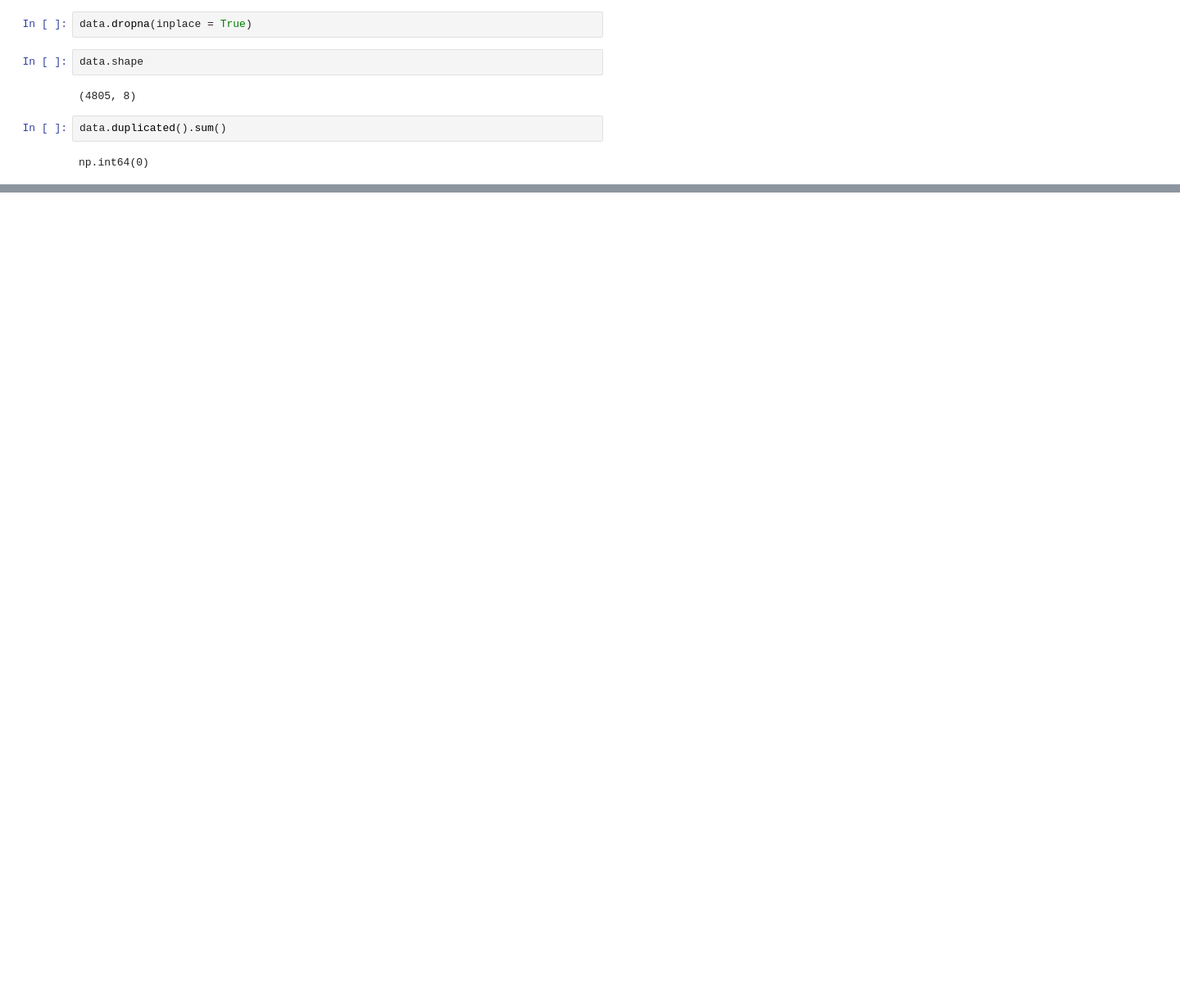
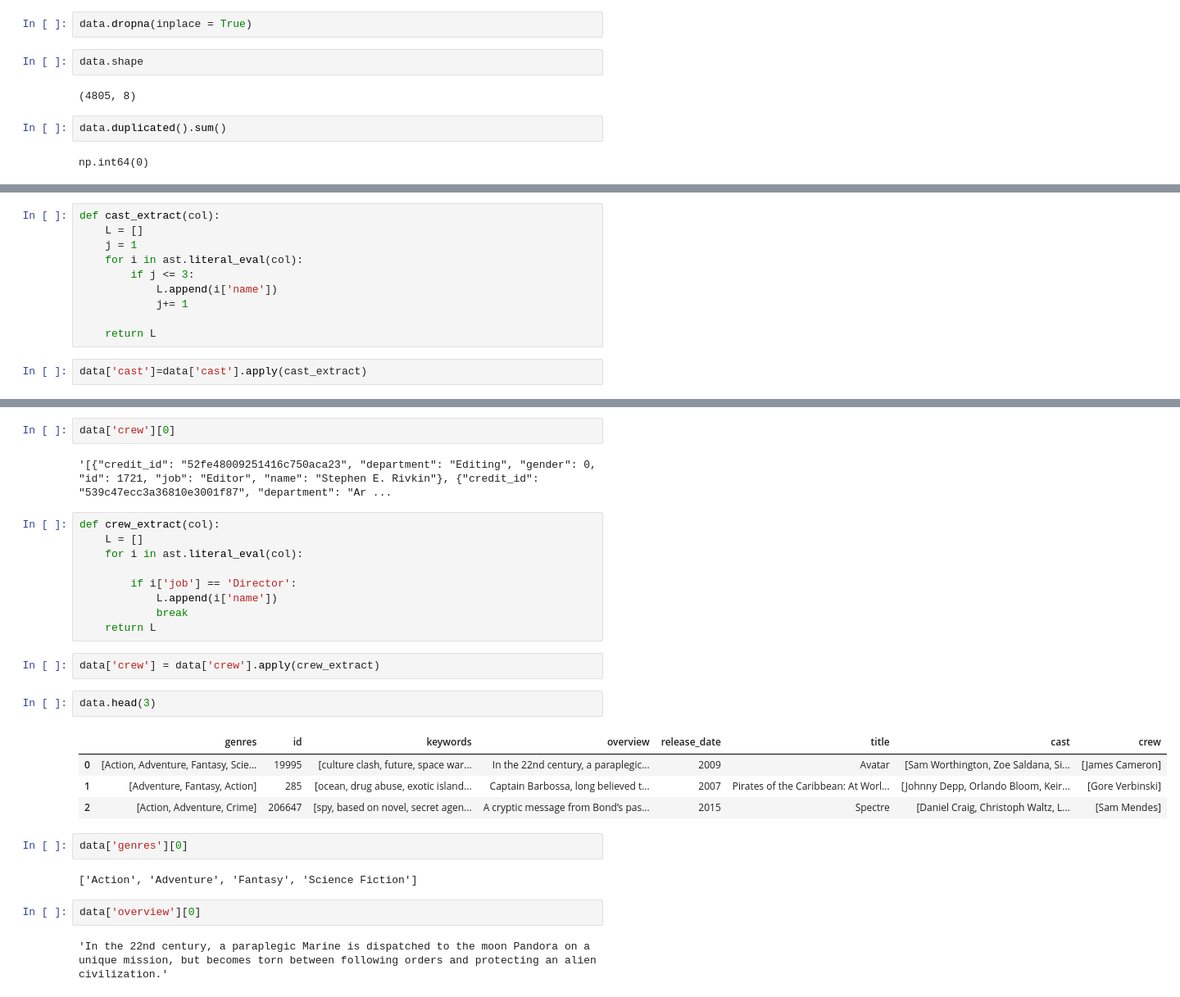
Before and after one commit to IoNiCx1/Movies-Recommendation-System, a Jupyter notebook: movies.ipynb, the cells around one changed output, grey strips where cells are left out. Shown at 82% size. Cells and saved outputs as stored; diff of their text form; blank space fills up the shorter version.

```diff
--- a/movies.ipynb
+++ b/movies.ipynb
@@ -163,0 +263,12 @@ data.head(3)
+# %%
+def cast_extract(col):
+    L = []
+    j = 1
+    for i in ast.literal_eval(col):
+        if j <= 3:
+            L.append(i['name'])
+            j+= 1
+
+    return L
+# %%
+data['cast']=data['cast'].apply(cast_extract)
@@ -163,0 +282,30 @@ data.head(3)
+# %%
+data['crew'][0]
+# %% [output]
+'[{"credit_id": "52fe48009251416c750aca23", "department": "Editing", "gender": 0, "id": 1721, "job": "Editor", "name": "Stephen E. Rivkin"}, {"credit_id": "539c47ecc3a36810e3001f87", "department": "Ar ...
+# %%
+def crew_extract(col):
+    L = []
+    for i in ast.literal_eval(col):
+
+        if i['job'] == 'Director':
+            L.append(i['name'])
+            break
+    return L
+# %%
+data['crew'] = data['crew'].apply(crew_extract)
+# %%
+data.head(3)
+# %% [output]
+|  | genres | id | keywords | overview | release_date | title | cast | crew |
+| 0 | [Action, Adventure, Fantasy, Scie... | 19995 | [culture clash, future, space war... | In the 22nd century, a paraplegic... | 2009 | Avatar | [Sam Worthington, Zoe Saldana, Si... | [James Cameron] |
+| 1 | [Adventure, Fantasy, Action] | 285 | [ocean, drug abuse, exotic island... | Captain Barbossa, long believed t... | 2007 | Pirates of the Caribbean: At Worl... | [Johnny Depp, Orlando Bloom, Keir... | [Gore Verbinski] |
+| 2 | [Action, Adventure, Crime] | 206647 | [spy, based on novel, secret agen... | A cryptic message from Bond’s pas... | 2015 | Spectre | [Daniel Craig, Christoph Waltz, L... | [Sam Mendes] |
+# %%
+data['genres'][0]
+# %% [output]
+['Action', 'Adventure', 'Fantasy', 'Science Fiction']
+# %%
+data['overview'][0]
+# %% [output]
+'In the 22nd century, a paraplegic Marine is dispatched to the moon Pandora on a unique mission, but becomes torn between following orders and protecting an alien civilization.'
```
Also changed, not shown: parts of 22 cells of this notebook.
